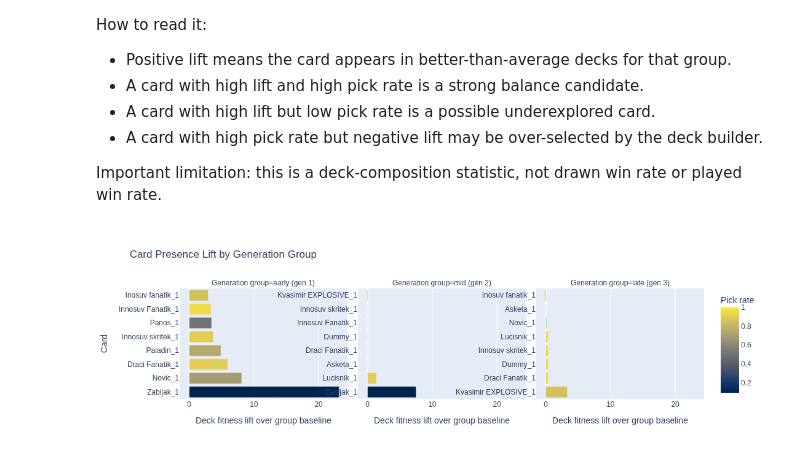
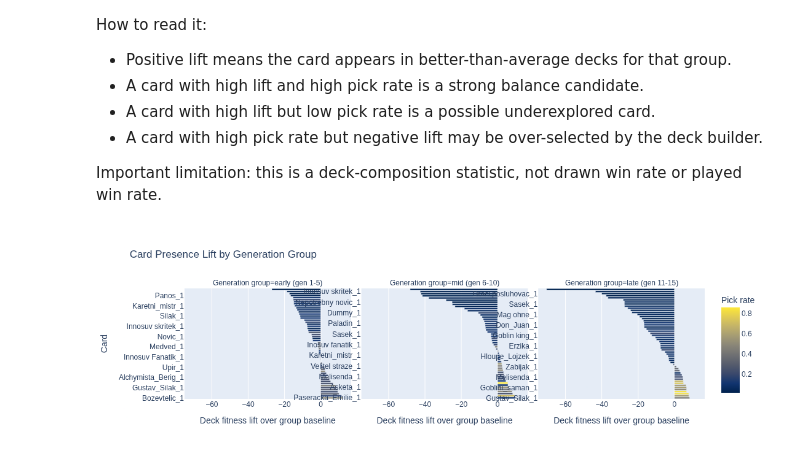
Before and after one commit to Electro-Lite/Draci_zvesti_python, a Jupyter notebook: neat_ai/analysis/notebooks/academic_metrics.ipynb, the cells around one changed output. Cells and saved outputs as stored; diff of their text form; code cells hidden in the pictures.

```diff
--- a/neat_ai/analysis/notebooks/academic_metrics.ipynb
+++ b/neat_ai/analysis/notebooks/academic_metrics.ipynb
@@ -140,6 +140,6 @@ How to read it:
 
 Important limitation: this is a deck-composition statistic, not drawn win rate or played win rate.
 # %%
-plot_card_presence_lift_timeline(group_count=3, top_n_per_group=8, min_times_played=2).show()
+plot_card_presence_lift_timeline(group_count=3, top_n_per_group=60, min_times_played=2).show()
 # %% [output]
-[figure, old version]
+[figure, new version]
```
Also changed, not shown: parts of 4 cells of this notebook, 41 other files.
